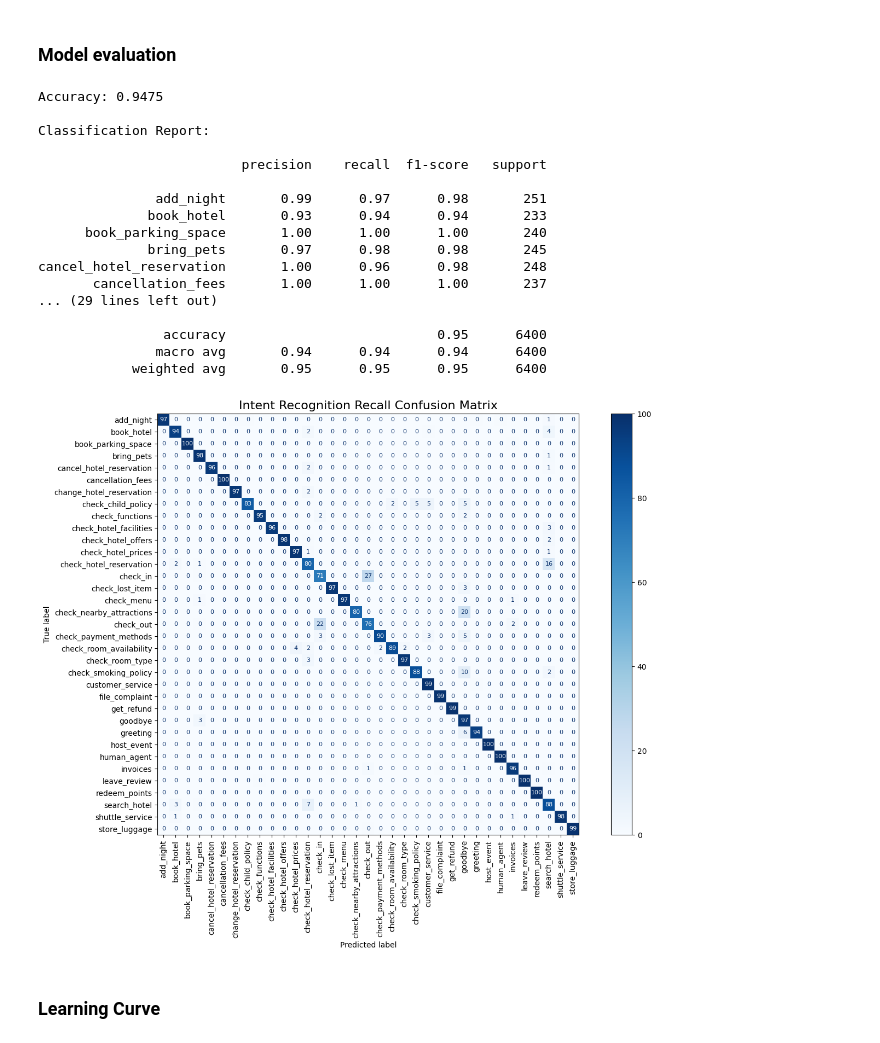
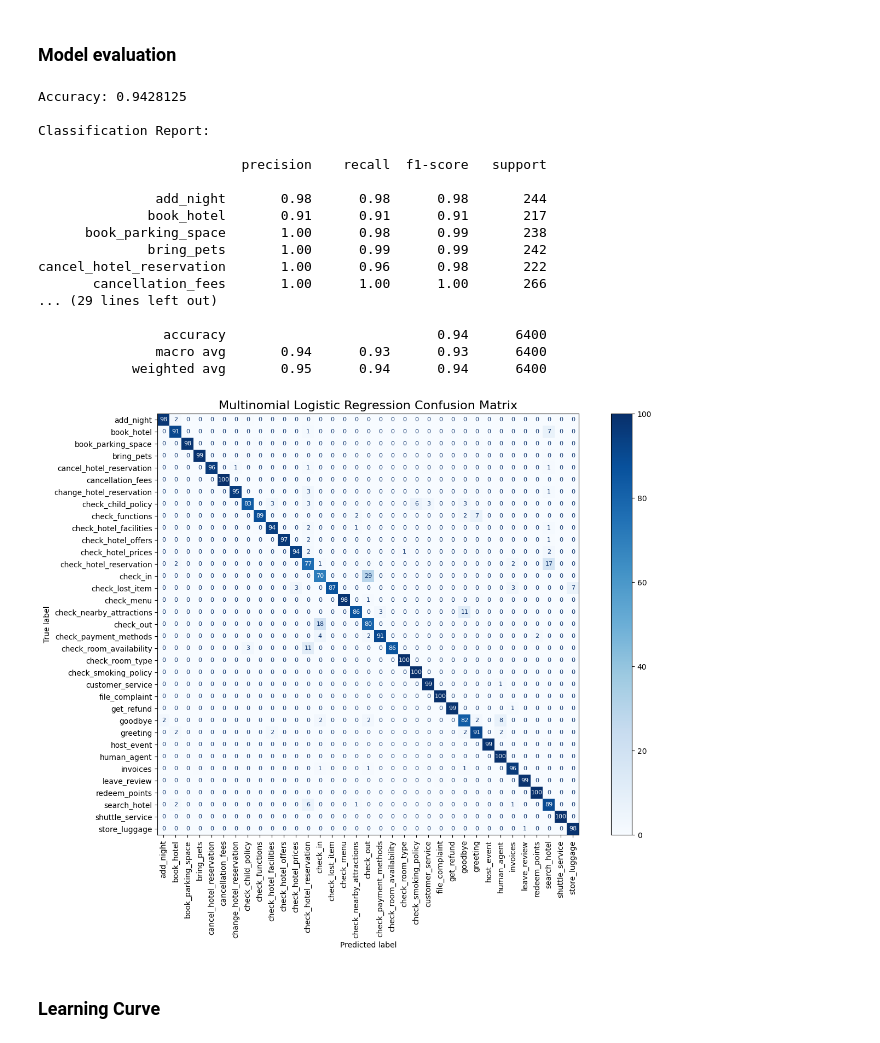
Before and after one commit to YKL-27/BMCS2203-AI-ASSIGNMENT, a Jupyter notebook: training.ipynb, the cells around one changed output. Drawn from its saved outputs; the diff is of its cells as text; code cells hidden in the pictures.

```diff
--- a/training.ipynb
+++ b/training.ipynb
@@ -63,7 +64,10 @@ vectorizer = TfidfVectorizer(
     min_df=2,
     max_df=0.9
 )
-X = vectorizer.fit_transform(df['instruction'])
+X = vectorizer.fi
+
+
+t_transform(df['instruction'])
 y = df['intent']
 # Lemmatization
 lemmatizer = WordNetLemmatizer()
@@ -75,10 +79,14 @@ df['instruction'] = df['instruction'].apply(
 Train-test split: 80% train, 20% test
 # %%
 X_train, X_test, y_train, y_test = train_test_split(X, y, test_size=0.2, random_state=42)
-model = LogisticRegression(max_iter=1000,
+model = CalibratedClassifierCV(
+    base_estimator=LogisticRegression(max_iter=1000,
                             solver='lbfgs',
                             C=3.0,
-                            penalty='l2')
+                            penalty='l2'),
+    method='softmax'
+)
+
 model.fit(X_train, y_train)
 print("Training completed.")
 # %% [output]
@@ -101,45 +109,45 @@ disp = ConfusionMatrixDisplay.from_predictions(
     display_labels=model.classes_,
     cmap=plt.cm.Blues,
     normalize='true',
     xticks_rotation="vertical",
     text_kw={'fontsize': 8},
     ax=ax
 )
 
 # ---- FORMAT DECIMALS HERE ----
 for t in disp.text_.ravel():
     val = float(t.get_text())
     t.set_text(f"{val*100:.0f}")   # ← 0 decimals (e.g., 95). Use .1f for 95.3 etc.
 
 # ---- Format colorbar (legend) ----
 cbar = disp.im_.colorbar
 ticks = cbar.get_ticks()
 cbar.set_ticks(ticks)
 cbar.set_ticklabels([f"{t*100:.0f}" for t in ticks])  # convert to whole numbers
 
-plt.title("Intent Recognition Recall Confusion Matrix", fontsize=16)
+plt.title("Multinomial Logistic Regression Confusion Matrix", fontsize=16)
 plt.xticks(fontsize=10)
 plt.yticks(fontsize=10)
 plt.show()
 # %% [output]
-Accuracy: 0.9475
+Accuracy: 0.9428125
 
 Classification Report:
 
                           precision    recall  f1-score   support
 
-               add_night       0.99      0.97      0.98       251
-              book_hotel       0.93      0.94      0.94       233
-      book_parking_space       1.00      1.00      1.00       240
-              bring_pets       0.97      0.98      0.98       245
-cancel_hotel_reservation       1.00      0.96      0.98       248
-       cancellation_fees       1.00      1.00      1.00       237
+               add_night       0.98      0.98      0.98       244
+              book_hotel       0.91      0.91      0.91       217
+      book_parking_space       1.00      0.98      0.99       238
+              bring_pets       1.00      0.99      0.99       242
+cancel_hotel_reservation       1.00      0.96      0.98       222
+       cancellation_fees       1.00      1.00      1.00       266
 ... (29 lines left out)
 
-                accuracy                           0.95      6400
-               macro avg       0.94      0.94      0.94      6400
-            weighted avg       0.95      0.95      0.95      6400
+                accuracy                           0.94      6400
+               macro avg       0.94      0.93      0.93      6400
+            weighted avg       0.95      0.94      0.94      6400
-[figure, old version]
+[figure, new version]
 # %% [markdown]
 ### Learning Curve
 # %%
```
Also changed, not shown: parts of 3 cells of this notebook, 4 other files.
